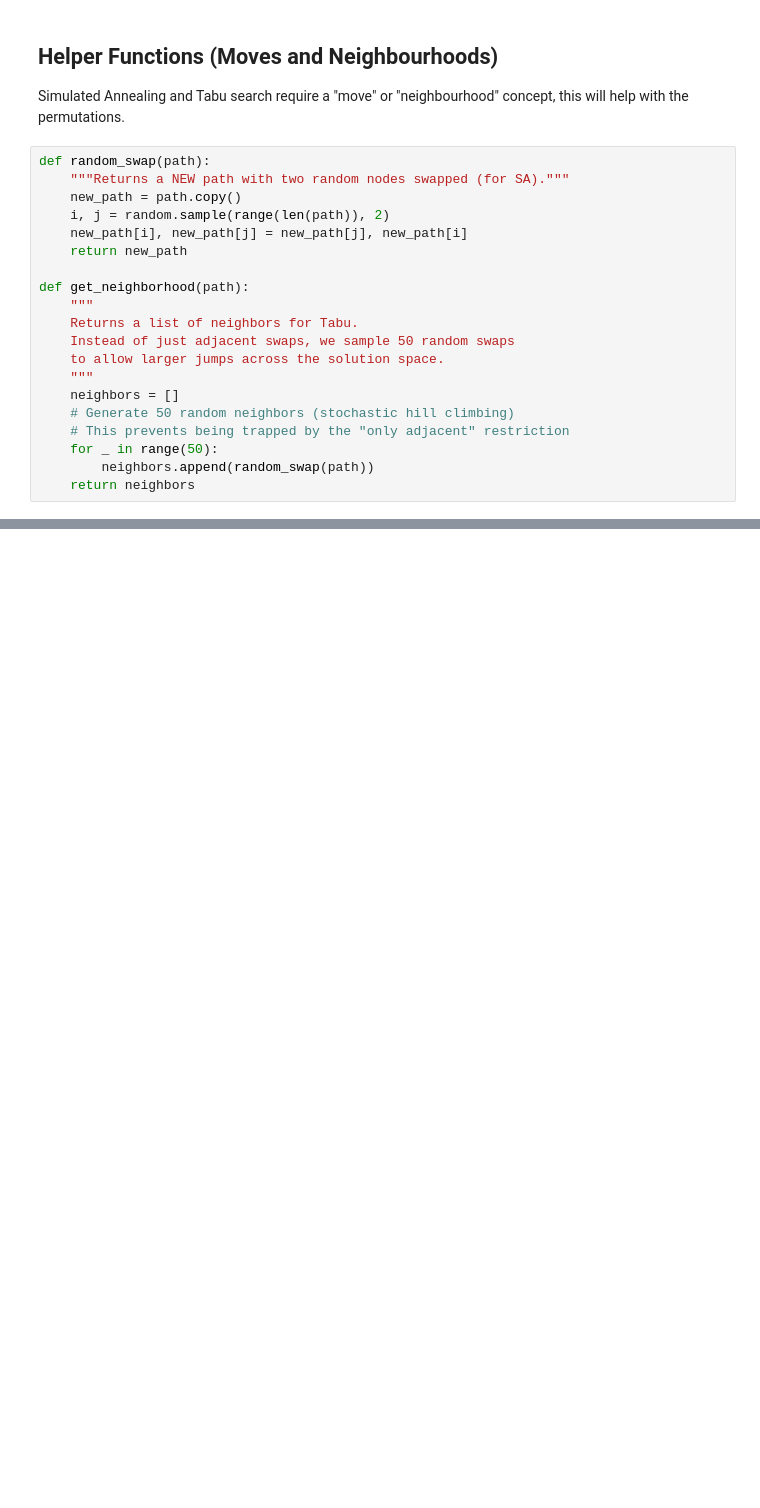
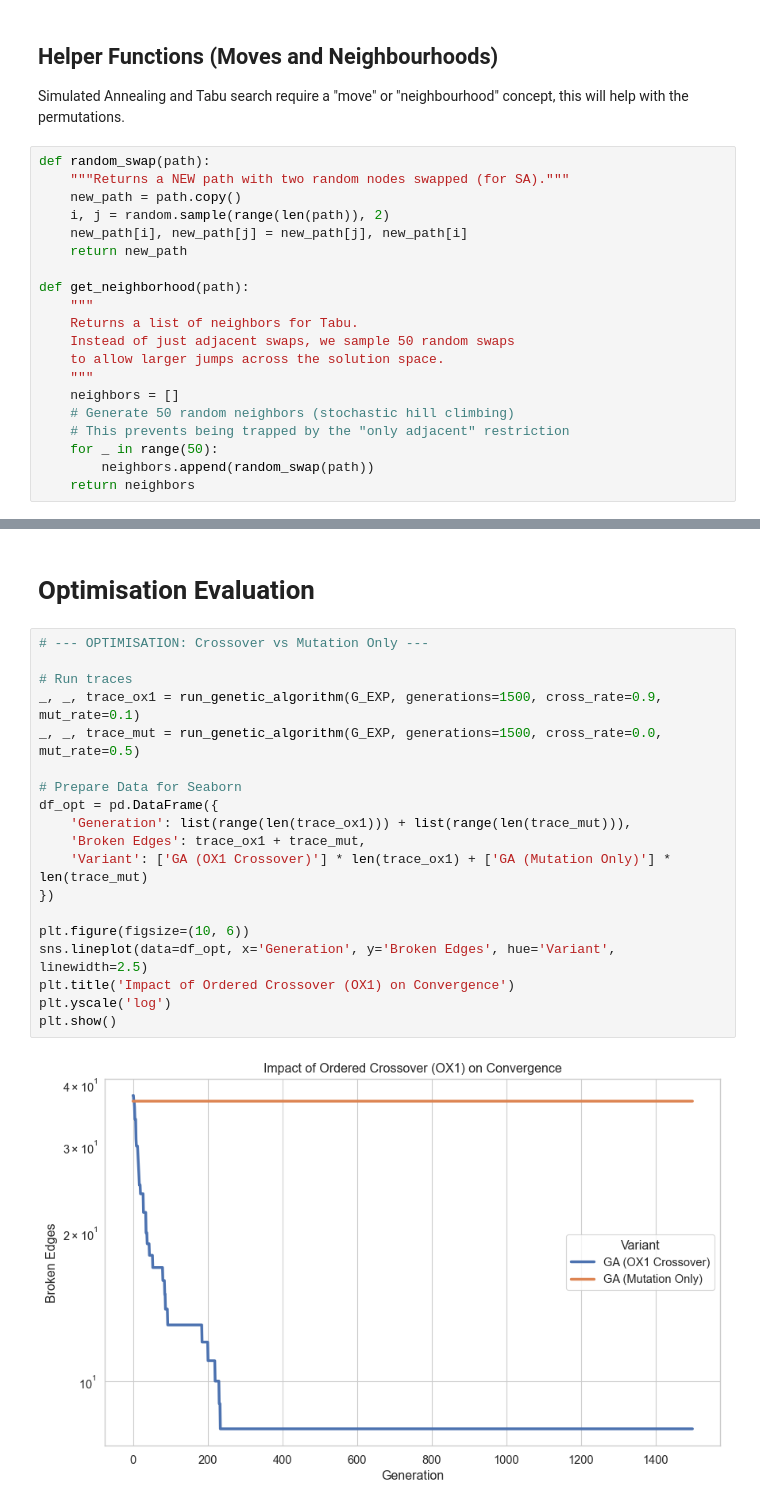
Before and after one commit to cmitsakopoulos/Delaplace_coursework, a Jupyter notebook: christos_mitsakopoulos.ipynb, the cells around one changed output, grey strips where cells are left out. Drawn from its saved outputs; the diff is of its cells as text; blank space fills up the shorter version.

```diff
--- a/christos_mitsakopoulos.ipynb
+++ b/christos_mitsakopoulos.ipynb
@@ -518,0 +379,23 @@ Note: If the Mean curve converges to the Best curve too early (gap closes), the
+# %% [markdown]
+# Optimisation Evaluation
+# %%
+# --- OPTIMISATION: Crossover vs Mutation Only ---
+
+# Run traces
+_, _, trace_ox1 = run_genetic_algorithm(G_EXP, generations=1500, cross_rate=0.9, mut_rate=0.1)
+_, _, trace_mut = run_genetic_algorithm(G_EXP, generations=1500, cross_rate=0.0, mut_rate=0.5)
+
+# Prepare Data for Seaborn
+df_opt = pd.DataFrame({
+    'Generation': list(range(len(trace_ox1))) + list(range(len(trace_mut))),
+    'Broken Edges': trace_ox1 + trace_mut,
+    'Variant': ['GA (OX1 Crossover)'] * len(trace_ox1) + ['GA (Mutation Only)'] * len(trace_mut)
+})
+
+plt.figure(figsize=(10, 6))
+sns.lineplot(data=df_opt, x='Generation', y='Broken Edges', hue='Variant', linewidth=2.5)
+plt.title('Impact of Ordered Crossover (OX1) on Convergence')
+plt.yscale('log')
+plt.show()
+# %% [output]
+[figure, added]
```
Also changed, not shown: parts of 20 cells of this notebook, 1 other file.
